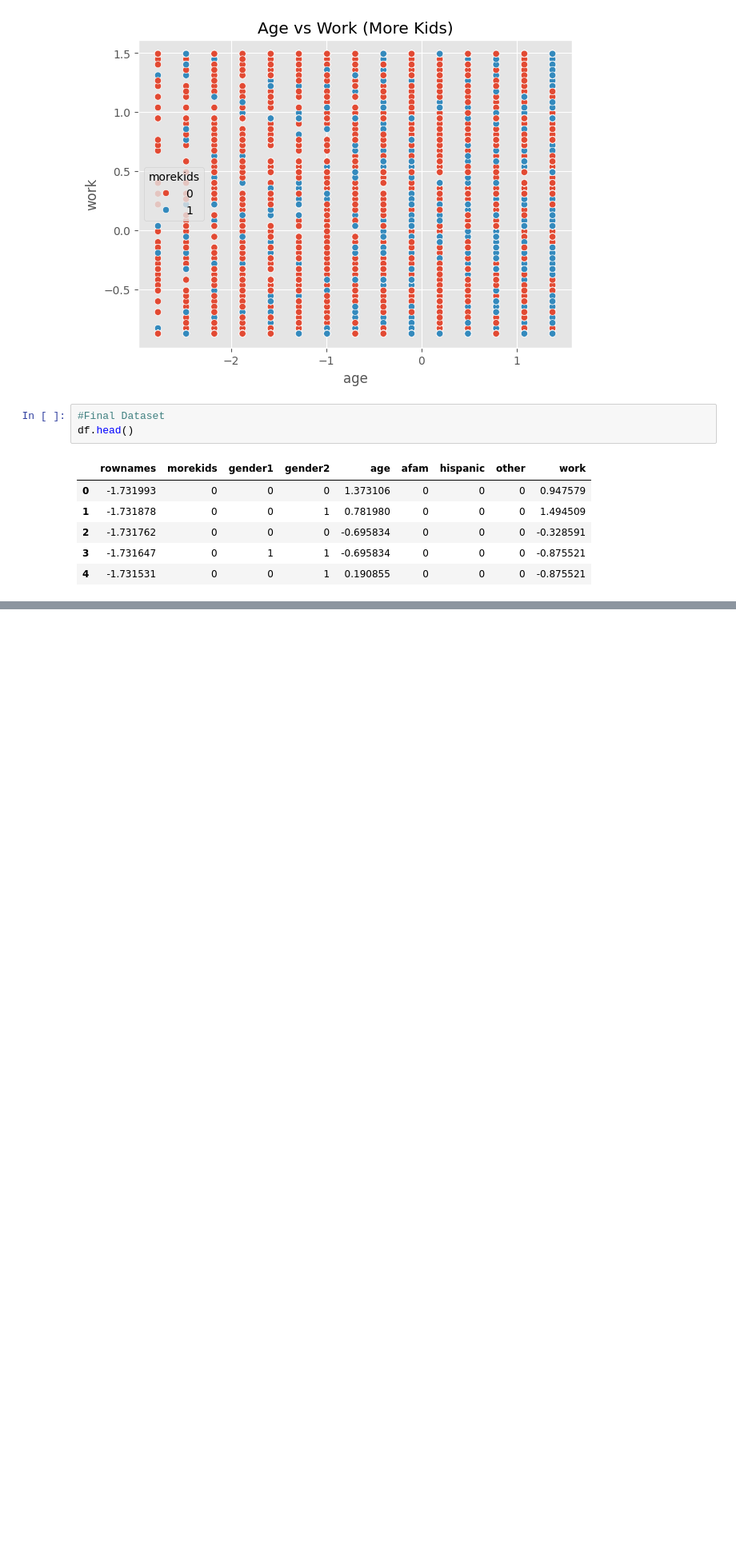
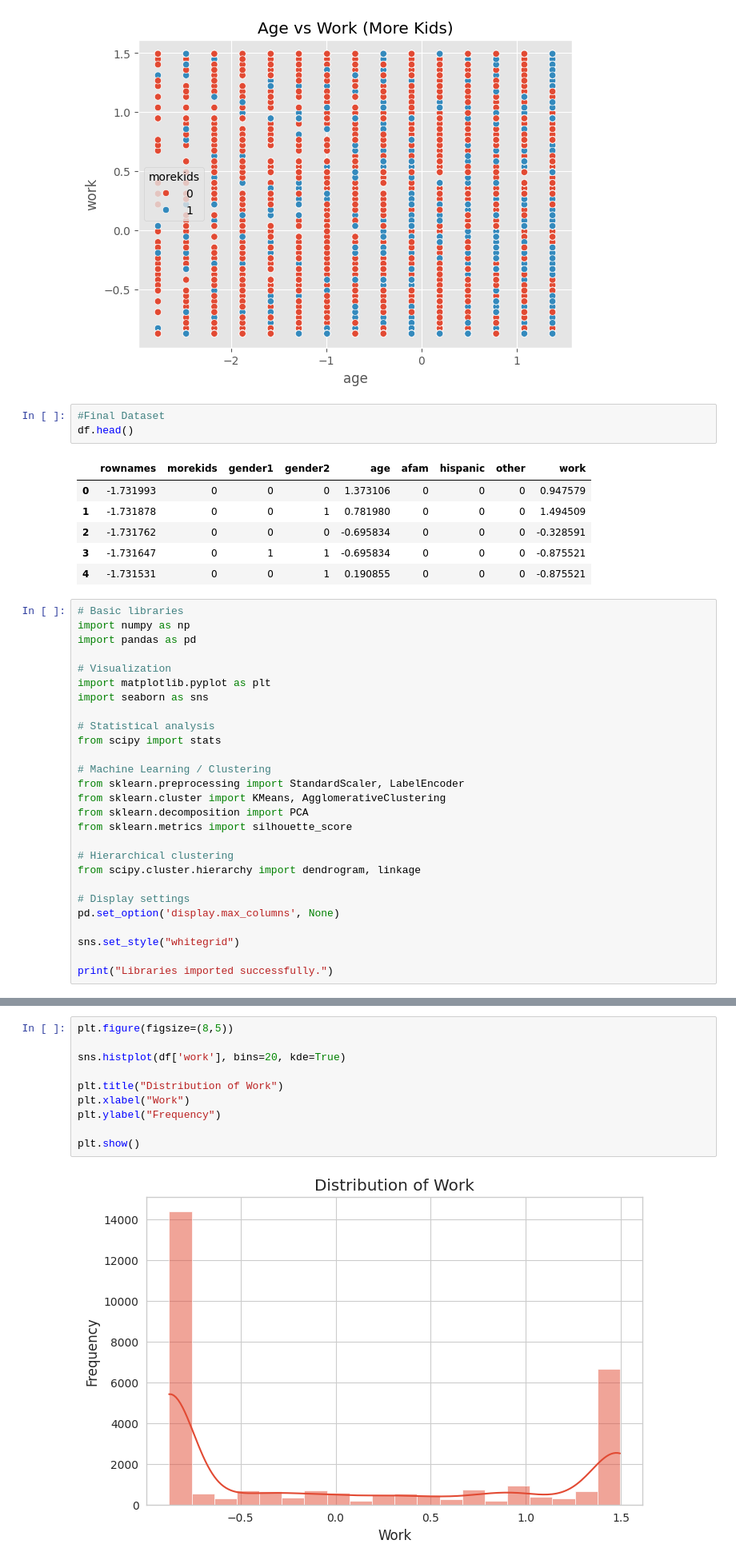
Before and after one commit to Shivankar7/Shivankar-Sinha, a Jupyter notebook: Shivankar_sinha_23BDS0026_EDA_Fertility_Dataset.ipynb, the cells around one changed output, grey strips where cells are left out. Shown at 80% size. Drawn from its saved outputs; the diff is of its cells as text; blank space fills up the shorter version.

```diff
--- a/Shivankar_sinha_23BDS0026_EDA_Fertility_Dataset.ipynb
+++ b/Shivankar_sinha_23BDS0026_EDA_Fertility_Dataset.ipynb
@@ -256,3 +256,30 @@ df.head()
 | 2 | -1.731762 | 0 | 0 | 0 | -0.695834 | 0 | 0 | 0 | -0.328591 |
 | 3 | -1.731647 | 0 | 1 | 1 | -0.695834 | 0 | 0 | 0 | -0.875521 |
 | 4 | -1.731531 | 0 | 0 | 1 | 0.190855 | 0 | 0 | 0 | -0.875521 |
+# %%
+# Basic libraries
+import numpy as np
+import pandas as pd
+
+# Visualization
+import matplotlib.pyplot as plt
+import seaborn as sns
+
+# Statistical analysis
+from scipy import stats
+
+# Machine Learning / Clustering
+from sklearn.preprocessing import StandardScaler, LabelEncoder
+from sklearn.cluster import KMeans, AgglomerativeClustering
+from sklearn.decomposition import PCA
+from sklearn.metrics import silhouette_score
+
+# Hierarchical clustering
+from scipy.cluster.hierarchy import dendrogram, linkage
+
+# Display settings
+pd.set_option('display.max_columns', None)
+
+sns.set_style("whitegrid")
+
+print("Libraries imported successfully.")
@@ -258,0 +386,12 @@ df.head()
+# %%
+plt.figure(figsize=(8,5))
+
+sns.histplot(df['work'], bins=20, kde=True)
+
+plt.title("Distribution of Work")
+plt.xlabel("Work")
+plt.ylabel("Frequency")
+
+plt.show()
+# %% [output]
+[figure, added]
```
Also changed, not shown: parts of 45 cells of this notebook.
